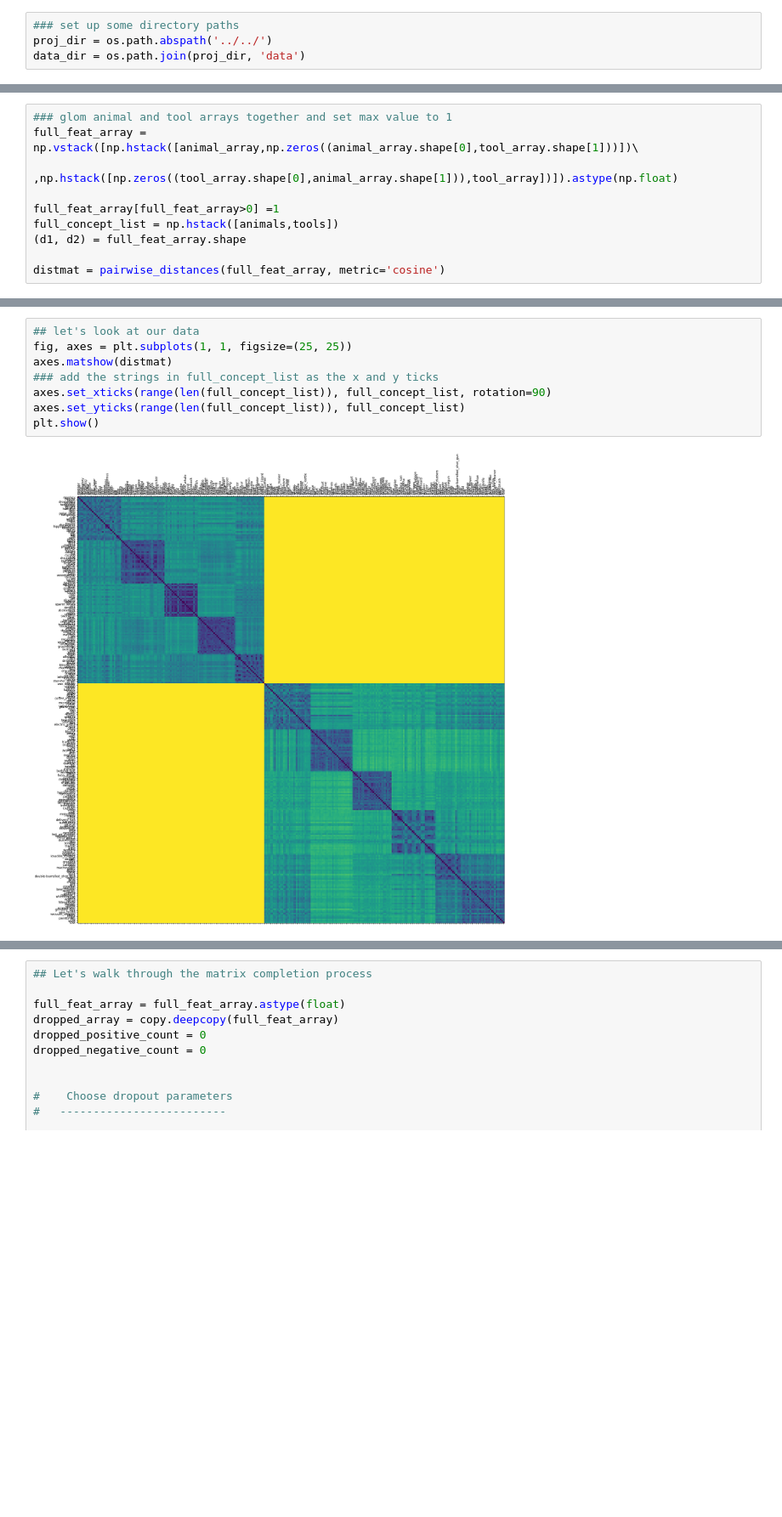
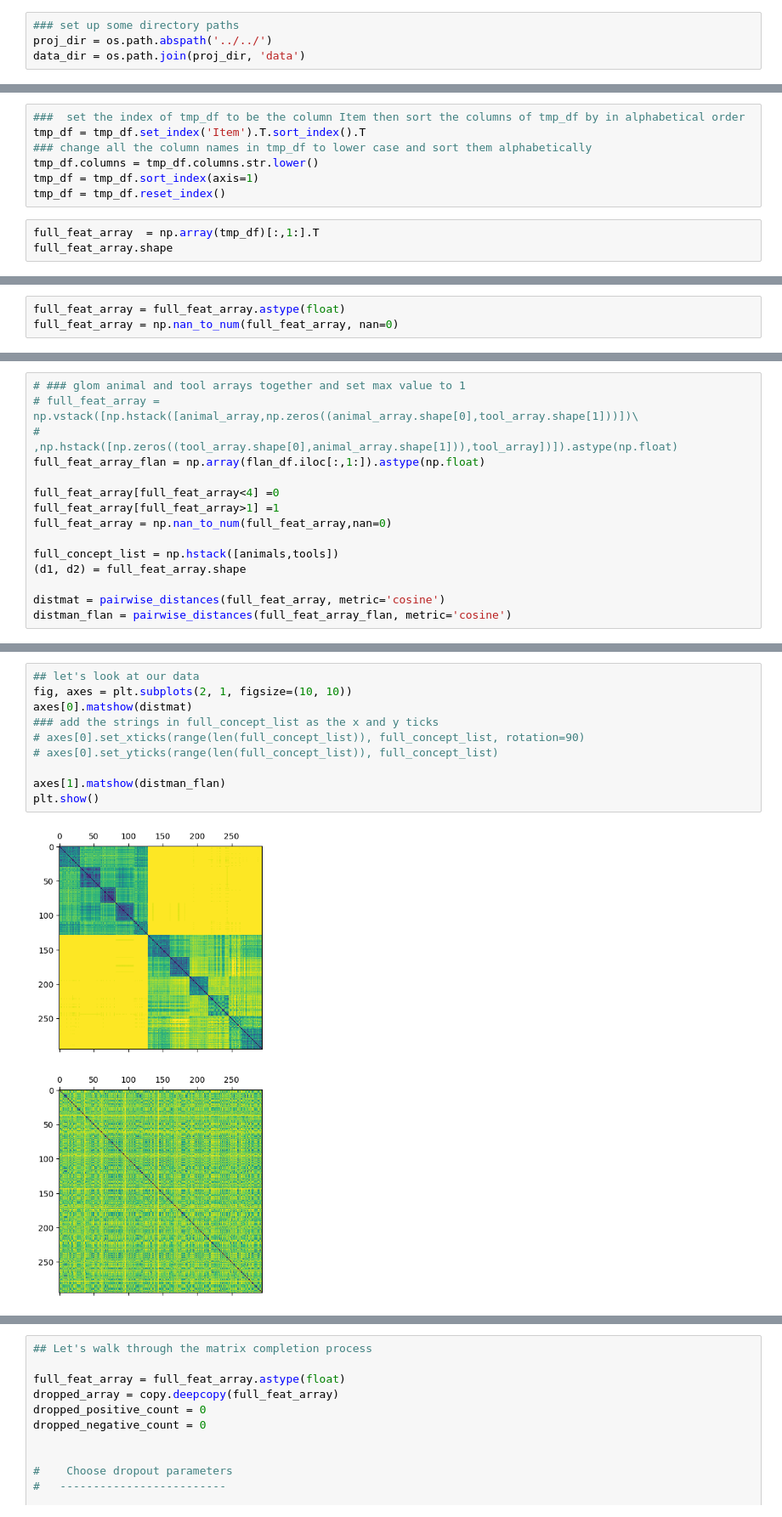
Before and after one commit to siddsuresh97/conceptual_representations_gpt, a Jupyter notebook: scripts/matrix_completion/matrix_completion.ipynb, the cells around one changed output, grey strips where cells are left out. Shown at 85% size. Drawn from its saved outputs; the diff is of its cells as text; blank space fills up the shorter version.

```diff
--- a/scripts/matrix_completion/matrix_completion.ipynb
+++ b/scripts/matrix_completion/matrix_completion.ipynb
@@ -32,0 +66,10 @@ We have 297 concepts in total
+# %%
+###  set the index of tmp_df to be the column Item then sort the columns of tmp_df by in alphabetical order
+tmp_df = tmp_df.set_index('Item').T.sort_index().T
+### change all the column names in tmp_df to lower case and sort them alphabetically
+tmp_df.columns = tmp_df.columns.str.lower()
+tmp_df = tmp_df.sort_index(axis=1)
+tmp_df = tmp_df.reset_index()
+# %%
+full_feat_array  = np.array(tmp_df)[:,1:].T
+full_feat_array.shape
@@ -39,0 +93,3 @@ tool_array = np.array(tool_df)[:,1:].T
+# %%
+full_feat_array = full_feat_array.astype(float)
+full_feat_array = np.nan_to_num(full_feat_array, nan=0)
@@ -40,12 +112,17 @@ tool_array = np.array(tool_df)[:,1:].T
 # %%
-### glom animal and tool arrays together and set max value to 1
-full_feat_array = np.vstack([np.hstack([animal_array,np.zeros((animal_array.shape[0],tool_array.shape[1]))])\
-                    ,np.hstack([np.zeros((tool_array.shape[0],animal_array.shape[1])),tool_array])]).astype(np.float)
+# ### glom animal and tool arrays together and set max value to 1
+# full_feat_array = np.vstack([np.hstack([animal_array,np.zeros((animal_array.shape[0],tool_array.shape[1]))])\
+#                     ,np.hstack([np.zeros((tool_array.shape[0],animal_array.shape[1])),tool_array])]).astype(np.float)
+full_feat_array_flan = np.array(flan_df.iloc[:,1:]).astype(np.float)
 
-full_feat_array[full_feat_array>0] =1
+full_feat_array[full_feat_array<4] =0
+full_feat_array[full_feat_array>1] =1
+full_feat_array = np.nan_to_num(full_feat_array,nan=0)
+
 full_concept_list = np.hstack([animals,tools])
 (d1, d2) = full_feat_array.shape
 
 distmat = pairwise_distances(full_feat_array, metric='cosine')
+distman_flan = pairwise_distances(full_feat_array_flan, metric='cosine')
 # %% [output]
 Deprecated in NumPy 1.20; for more details and guidance: https://numpy.org/devdocs/release/1.20.0-notes.html#deprecations
@@ -53,10 +130,12 @@ Deprecated in NumPy 1.20; for more details and guidance: https://numpy.org/devdo
 # %%
 ## let's look at our data
-fig, axes = plt.subplots(1, 1, figsize=(25, 25))
-axes.matshow(distmat)
+fig, axes = plt.subplots(2, 1, figsize=(10, 10))
+axes[0].matshow(distmat)
 ### add the strings in full_concept_list as the x and y ticks
-axes.set_xticks(range(len(full_concept_list)), full_concept_list, rotation=90)
-axes.set_yticks(range(len(full_concept_list)), full_concept_list)
+# axes[0].set_xticks(range(len(full_concept_list)), full_concept_list, rotation=90)
+# axes[0].set_yticks(range(len(full_concept_list)), full_concept_list)
+
+axes[1].matshow(distman_flan)
 plt.show()
 # %% [output]
-[figure, old version]
+[figure, new version]
```
Also changed, not shown: parts of 16 cells of this notebook.
